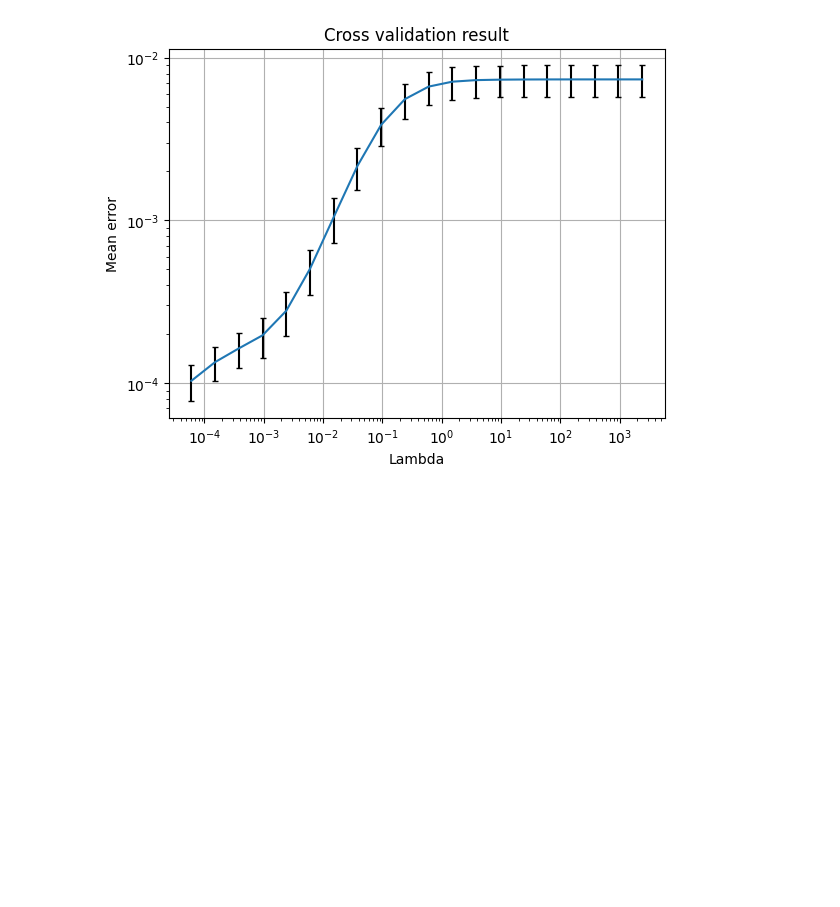
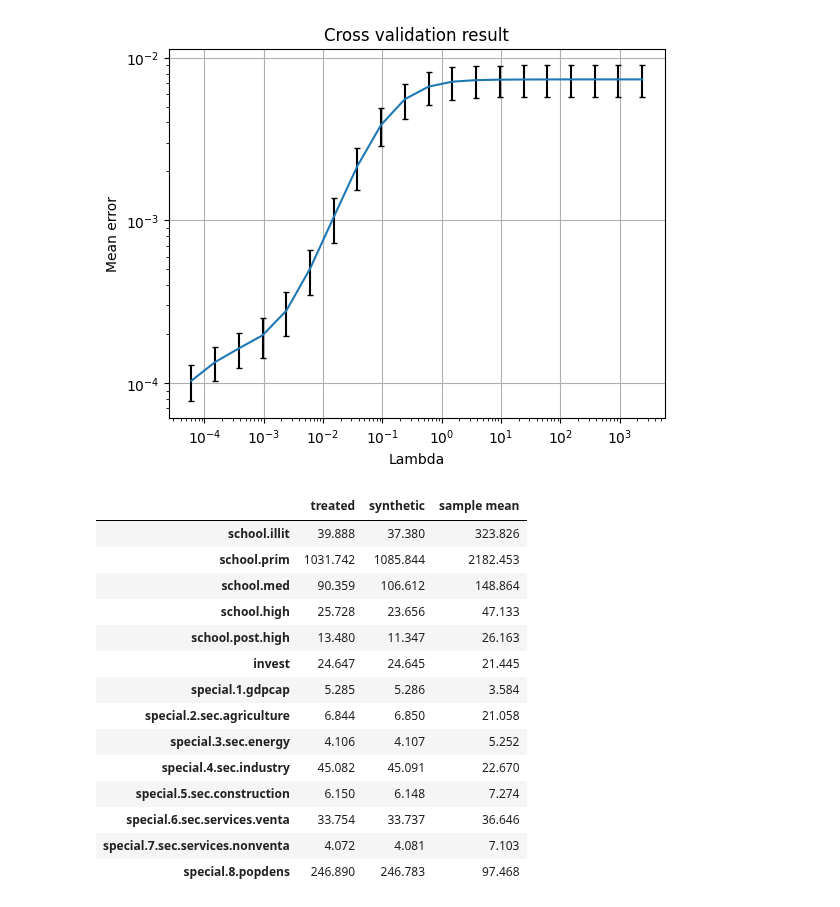
Before and after one commit to sdfordham/pysyncon, a Jupyter notebook: examples/augsynth/basque_augsynth.ipynb, the cells around one changed output. Saved outputs shown, nothing was run; the diff lists cells and outputs as text; code cells hidden in the pictures; blank space fills up the shorter version.

```diff
--- a/examples/augsynth/basque_augsynth.ipynb
+++ b/examples/augsynth/basque_augsynth.ipynb
@@ -87,3 +87,21 @@ augsynth.gaps_plot(time_period=range(1955, 2000), treatment_time=1975)
 augsynth.cv_result.plot()
 # %% [output]
 [figure]
+# %%
+augsynth.summary()
+# %% [output]
+|  | treated | synthetic | sample mean |
+| school.illit | 39.888 | 37.380 | 323.826 |
+| school.prim | 1031.742 | 1085.844 | 2182.453 |
+| school.med | 90.359 | 106.612 | 148.864 |
+| school.high | 25.728 | 23.656 | 47.133 |
+| school.post.high | 13.480 | 11.347 | 26.163 |
+| invest | 24.647 | 24.645 | 21.445 |
+| special.1.gdpcap | 5.285 | 5.286 | 3.584 |
+| special.2.sec.agriculture | 6.844 | 6.850 | 21.058 |
+| special.3.sec.energy | 4.106 | 4.107 | 5.252 |
+| special.4.sec.industry | 45.082 | 45.091 | 22.670 |
+| special.5.sec.construction | 6.150 | 6.148 | 7.274 |
+| special.6.sec.services.venta | 33.754 | 33.737 | 36.646 |
+| special.7.sec.services.nonventa | 4.072 | 4.081 | 7.103 |
+| special.8.popdens | 246.890 | 246.783 | 97.468 |
```
Also changed, not shown: 5 other files.
